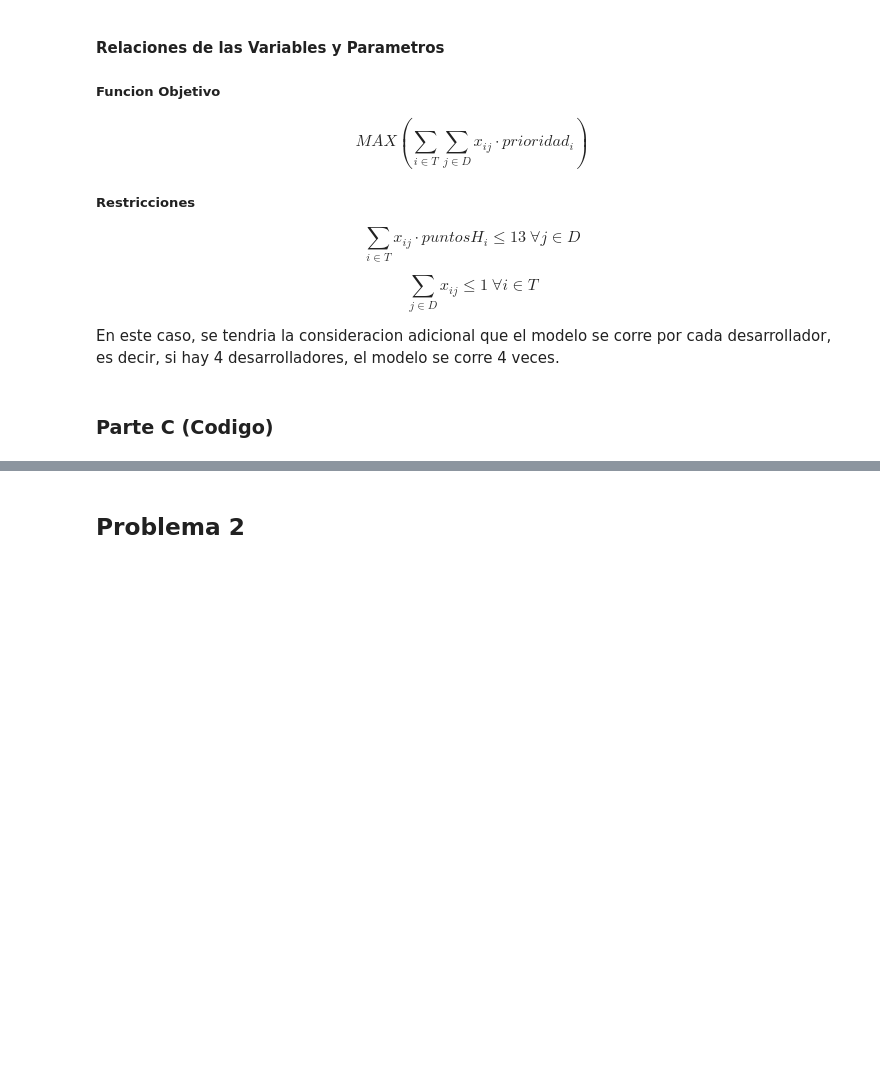
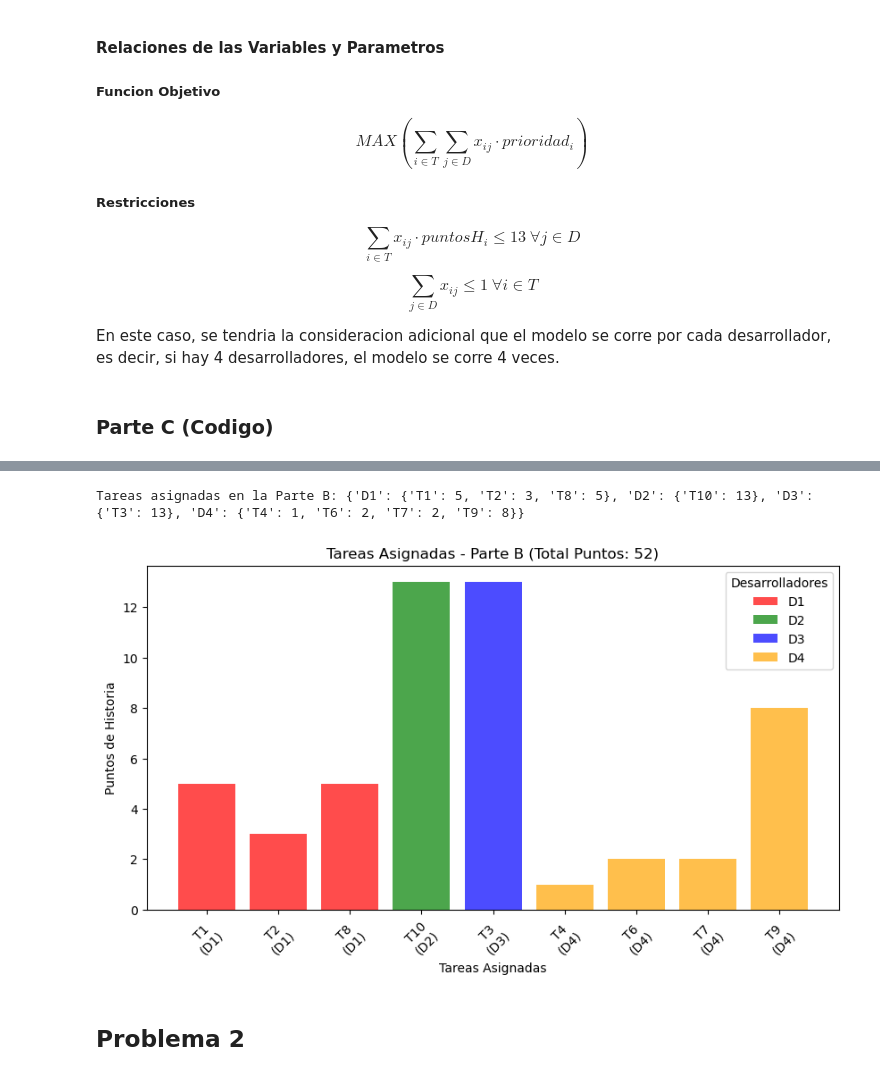
Before and after one commit to SamuelHernandez5/MOS-Actividades, a Jupyter notebook: Labs/Lab1/lab1.ipynb, the cells around one changed output, grey strips where cells are left out. Drawn from its saved outputs; the diff is of its cells as text; code cells hidden in the pictures; blank space fills up the shorter version.

```diff
--- a/Labs/Lab1/lab1.ipynb
+++ b/Labs/Lab1/lab1.ipynb
@@ -145,3 +190,39 @@ Desarrollador D4:
+# %%
+tareas_seleccionadas_B = {j: {} for j in model_B.D}
+
+for i in model_B.T:
+    for j in model_B.D:
+        if model_B.x[i, j].value == 1:
+            tareas_seleccionadas_B[j][i] = tareas[i]['puntosH']
+
+print("Tareas asignadas en la Parte B:", tareas_seleccionadas_B)
+
+
+total_puntos_B = sum(sum(tareas.values()) for tareas in tareas_seleccionadas_B.values())
+
+# Gráfico de la Parte B
+plt.figure(figsize=(10, 5))
+desarrolladores = list(tareas_seleccionadas_B.keys())
+bar_width = 0.2
+index = np.arange(len(desarrolladores))
+
+colors = ['red', 'green', 'blue', 'orange']
+
+for i, (dev, tareas) in enumerate(tareas_seleccionadas_B.items()):
+    plt.bar(
+        [f"{tarea}\n({dev})" for tarea in tareas.keys()], tareas.values(),
+        color=colors[i], alpha=0.7, label=dev
+    )
+
+plt.xlabel("Tareas Asignadas")
+plt.ylabel("Puntos de Historia")
+plt.title(f"Tareas Asignadas - Parte B (Total Puntos: {total_puntos_B})")
+plt.legend(title="Desarrolladores")
+plt.xticks(rotation=45)
+plt.show()
+# %% [output]
+Tareas asignadas en la Parte B: {'D1': {'T1': 5, 'T2': 3, 'T8': 5}, 'D2': {'T10': 13}, 'D3': {'T3': 13}, 'D4': {'T4': 1, 'T6': 2, 'T7': 2, 'T9': 8}}
+[figure, added]
 # %% [markdown]
 ## Problema 2
 # %% [markdown]
```
Also changed, not shown: parts of 3 cells of this notebook.
